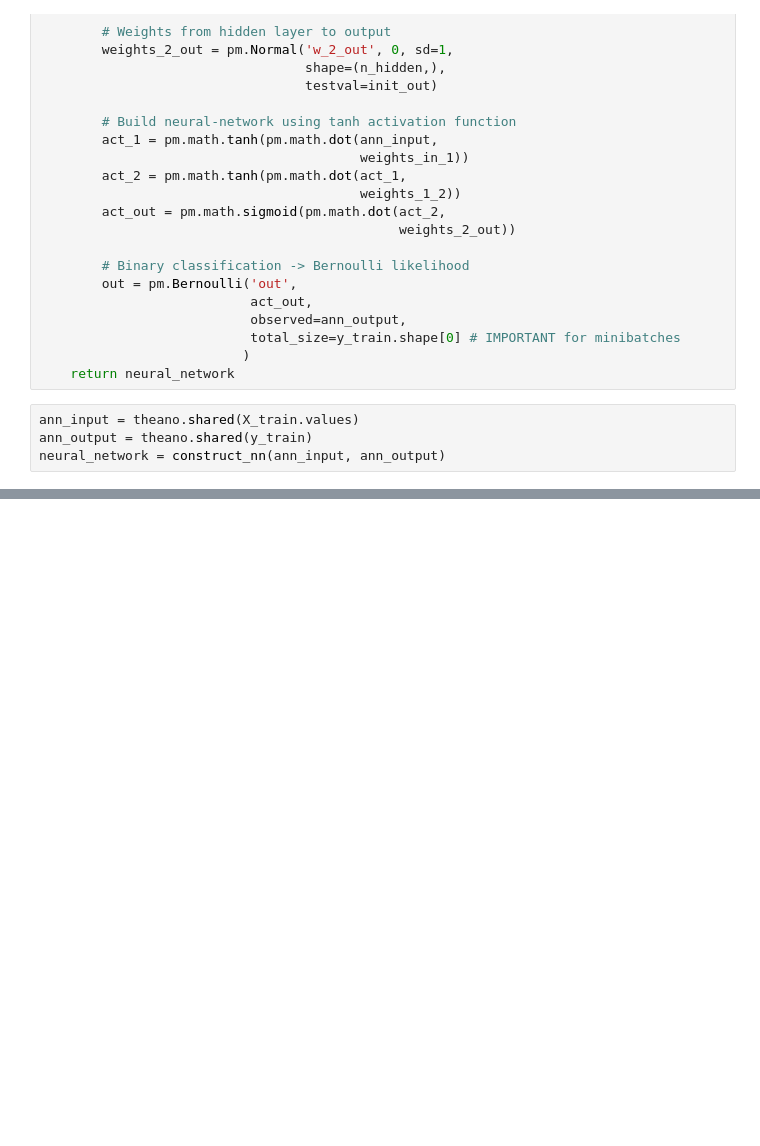
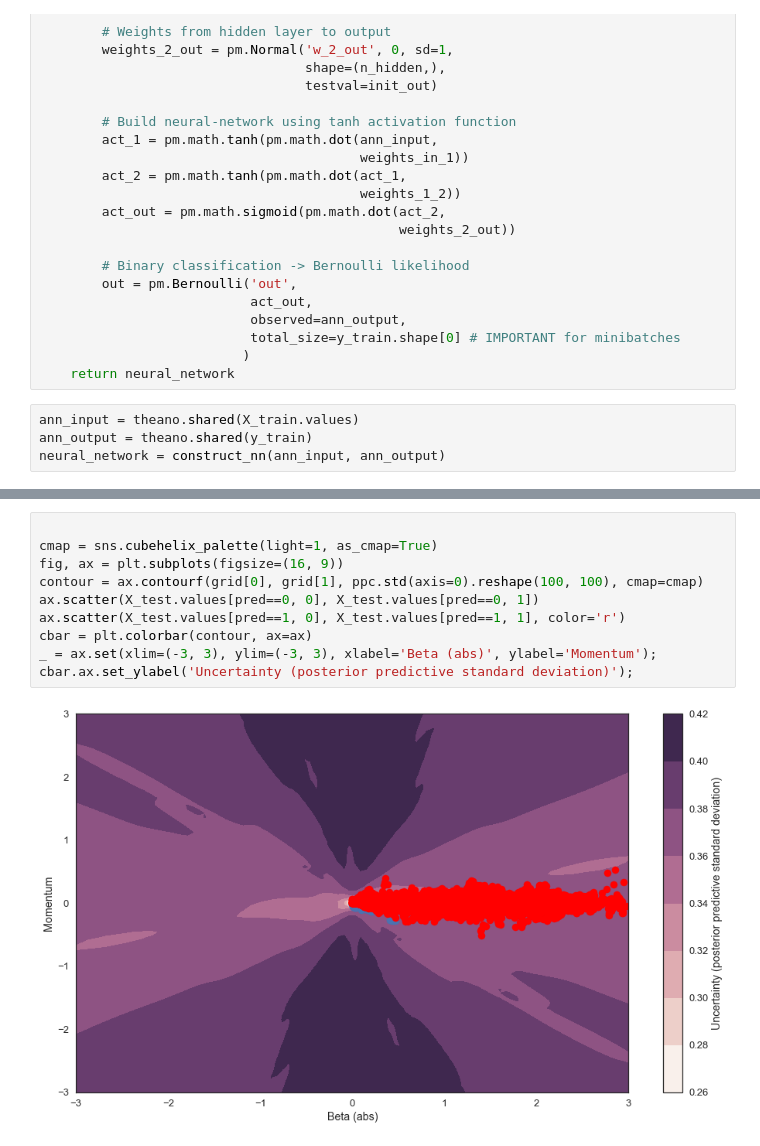
Before and after one commit to bglick13/Bayesian-Stock-Models, a Jupyter notebook: Bayesian Neural Net.ipynb, the cells around one changed output, grey strips where cells are left out. Cells and saved outputs as stored; diff of their text form; blank space fills up the shorter version.

```diff
--- a/Bayesian Neural Net.ipynb
+++ b/Bayesian Neural Net.ipynb
@@ -84,0 +153,12 @@ with neural_network:
+# %%
+
+cmap = sns.cubehelix_palette(light=1, as_cmap=True)
+fig, ax = plt.subplots(figsize=(16, 9))
+contour = ax.contourf(grid[0], grid[1], ppc.std(axis=0).reshape(100, 100), cmap=cmap)
+ax.scatter(X_test.values[pred==0, 0], X_test.values[pred==0, 1])
+ax.scatter(X_test.values[pred==1, 0], X_test.values[pred==1, 1], color='r')
+cbar = plt.colorbar(contour, ax=ax)
+_ = ax.set(xlim=(-3, 3), ylim=(-3, 3), xlabel='Beta (abs)', ylabel='Momentum');
+cbar.ax.set_ylabel('Uncertainty (posterior predictive standard deviation)');
+# %% [output]
+[figure, added]
```
Also changed, not shown: parts of 14 cells of this notebook.
